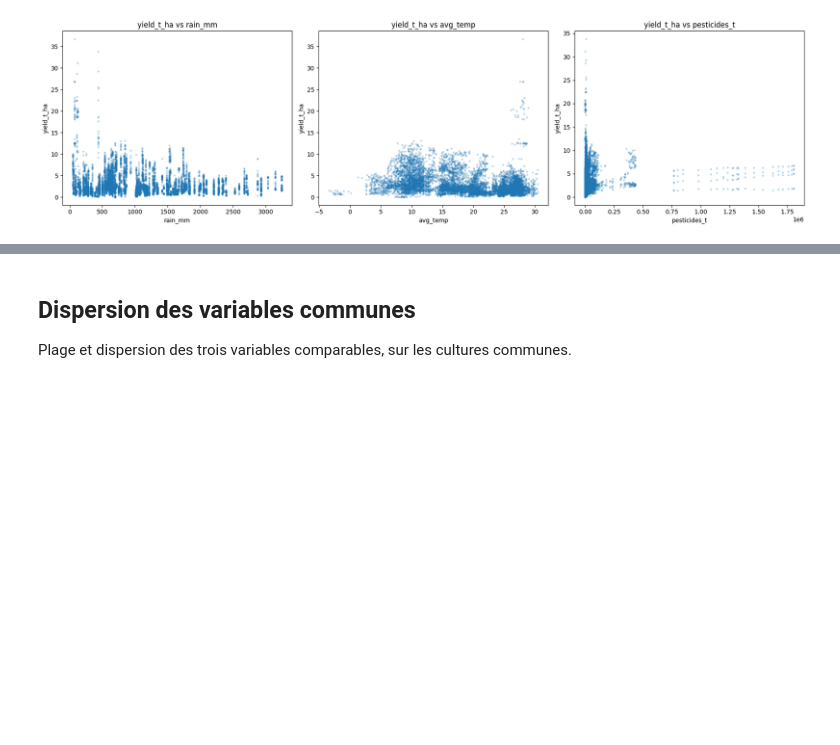
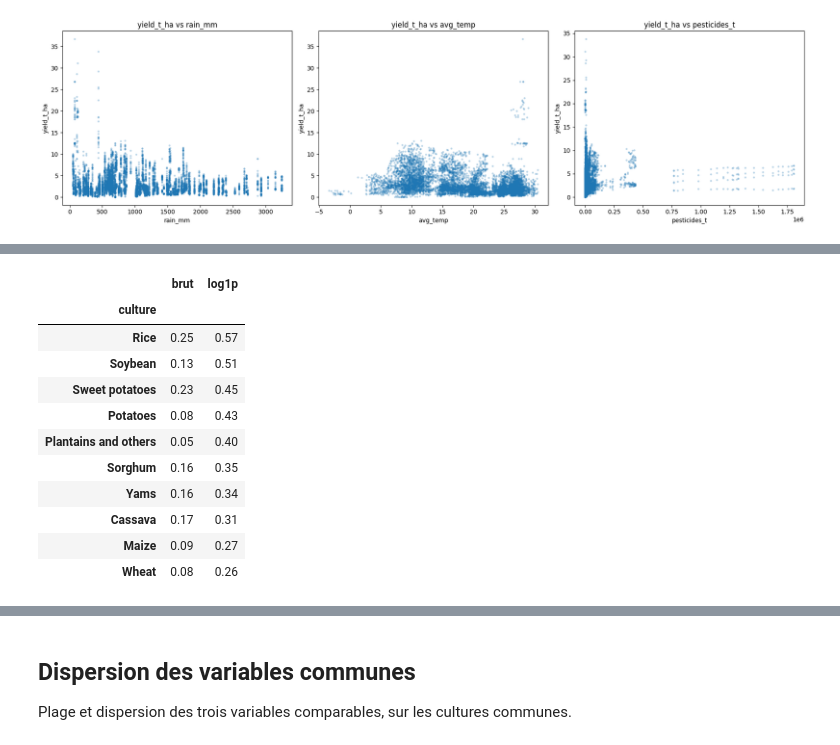
Before and after one commit to justinetct/oc_project12_agritech, a Jupyter notebook: notebooks/05_dataset_consolidation_strategy.ipynb, the cells around one changed output, grey strips where cells are left out. Saved outputs shown, nothing was run; the diff lists cells and outputs as text; code cells hidden in the pictures; blank space fills up the shorter version.

```diff
--- a/notebooks/05_dataset_consolidation_strategy.ipynb
+++ b/notebooks/05_dataset_consolidation_strategy.ipynb
@@ -468,0 +509,23 @@ utils.plot_pairs(
+# %%
+lignes = []
+for culture, groupe in pesticides.groupby("crop"):
+    lignes.append({
+        "culture": culture,
+        "brut": groupe["yield_t_ha"].corr(groupe["pesticides_t"]),
+        "log1p": groupe["yield_t_ha"].corr(groupe["log_pesticides"]),
+    })
+
+pd.DataFrame(lignes).set_index("culture").sort_values("log1p", ascending=False).round(2)
+# %% [output]
+|  | brut | log1p |
+| culture |  |  |
+| Rice | 0.25 | 0.57 |
+| Soybean | 0.13 | 0.51 |
+| Sweet potatoes | 0.23 | 0.45 |
+| Potatoes | 0.08 | 0.43 |
+| Plantains and others | 0.05 | 0.40 |
+| Sorghum | 0.16 | 0.35 |
+| Yams | 0.16 | 0.34 |
+| Cassava | 0.17 | 0.31 |
+| Maize | 0.09 | 0.27 |
+| Wheat | 0.08 | 0.26 |
```
Also changed, not shown: parts of 8 cells of this notebook, 1 other file.
